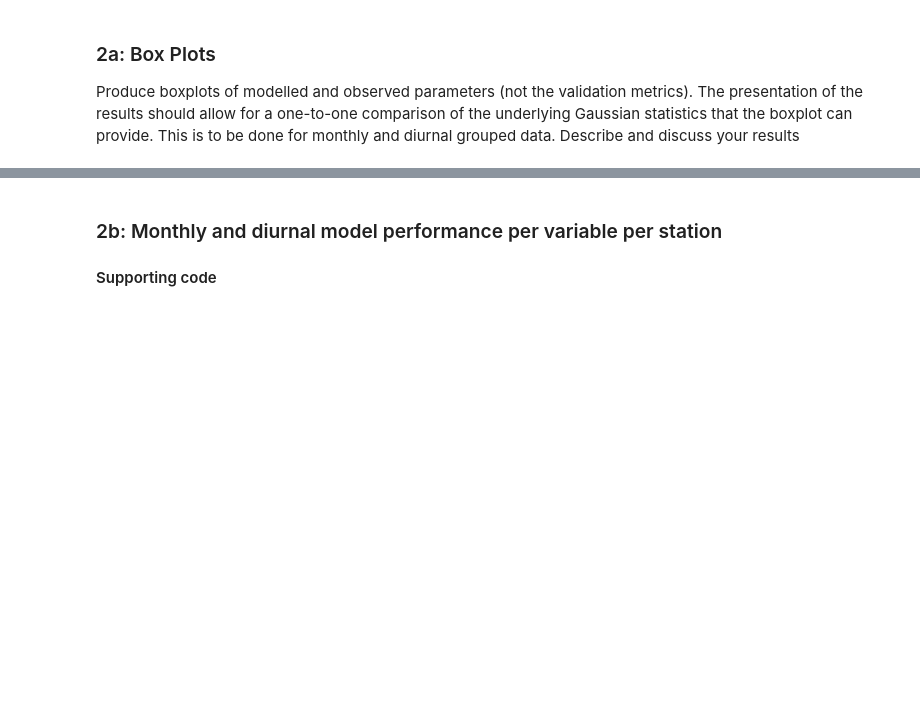
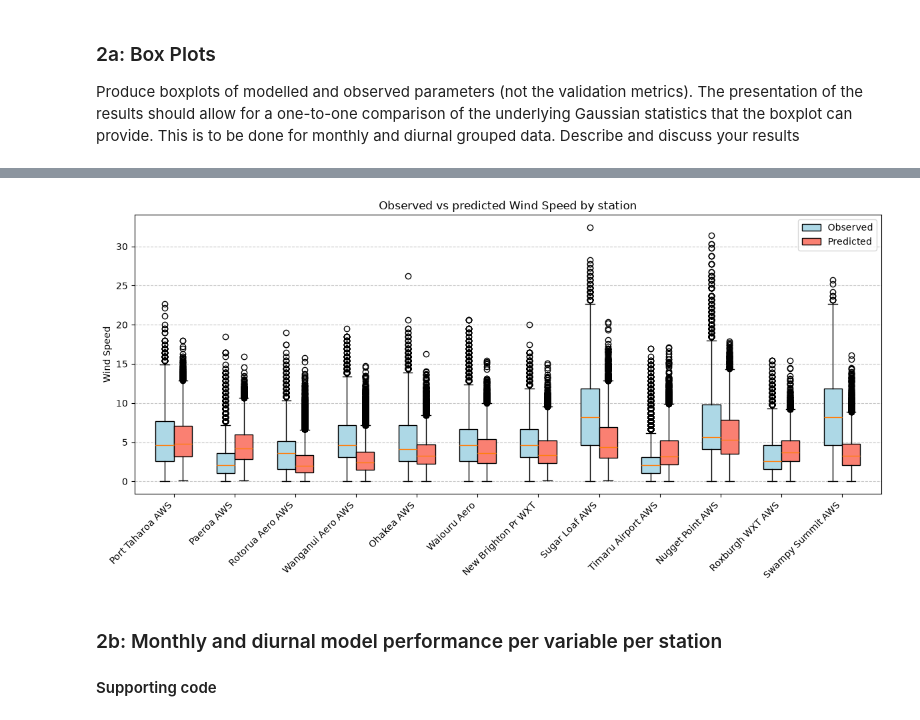
Before and after one commit to tineke-corin/GISC405, a Jupyter notebook: tco111_Ass02.ipynb, the cells around one changed output, grey strips where cells are left out. Saved outputs shown, nothing was run; the diff lists cells and outputs as text; code cells hidden in the pictures; blank space fills up the shorter version.

```diff
--- a/tco111_Ass02.ipynb
+++ b/tco111_Ass02.ipynb
@@ -790,3 +808,9 @@ plt.show()
+# %%
+ws_obs = [wind_speed_obs['wind_speed'].sel(location=s).dropna('time').values for s in wind_speed_obs.location.values]
+ws_mod = [wind_speed_model['wind_speed'].sel(location=s).dropna('time').values for s in wind_speed_model.location.values]
+show_box_plot(ws_obs, ws_mod, 'Wind Speed')
+# %% [output]
+[figure, added]
 # %% [markdown]
 ### 2b: Monthly and diurnal model performance per variable per station
 
```
Also changed, not shown: parts of 5 cells of this notebook.
